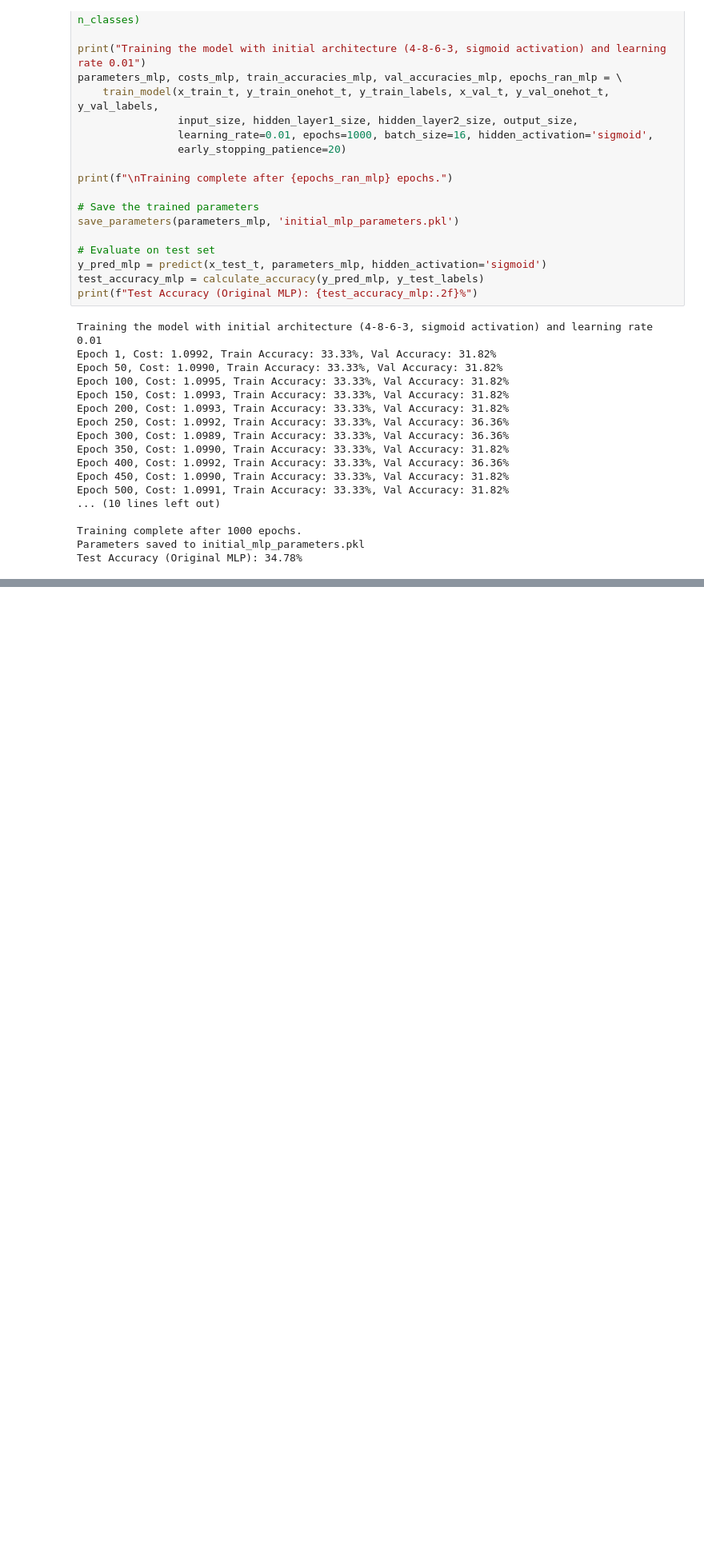
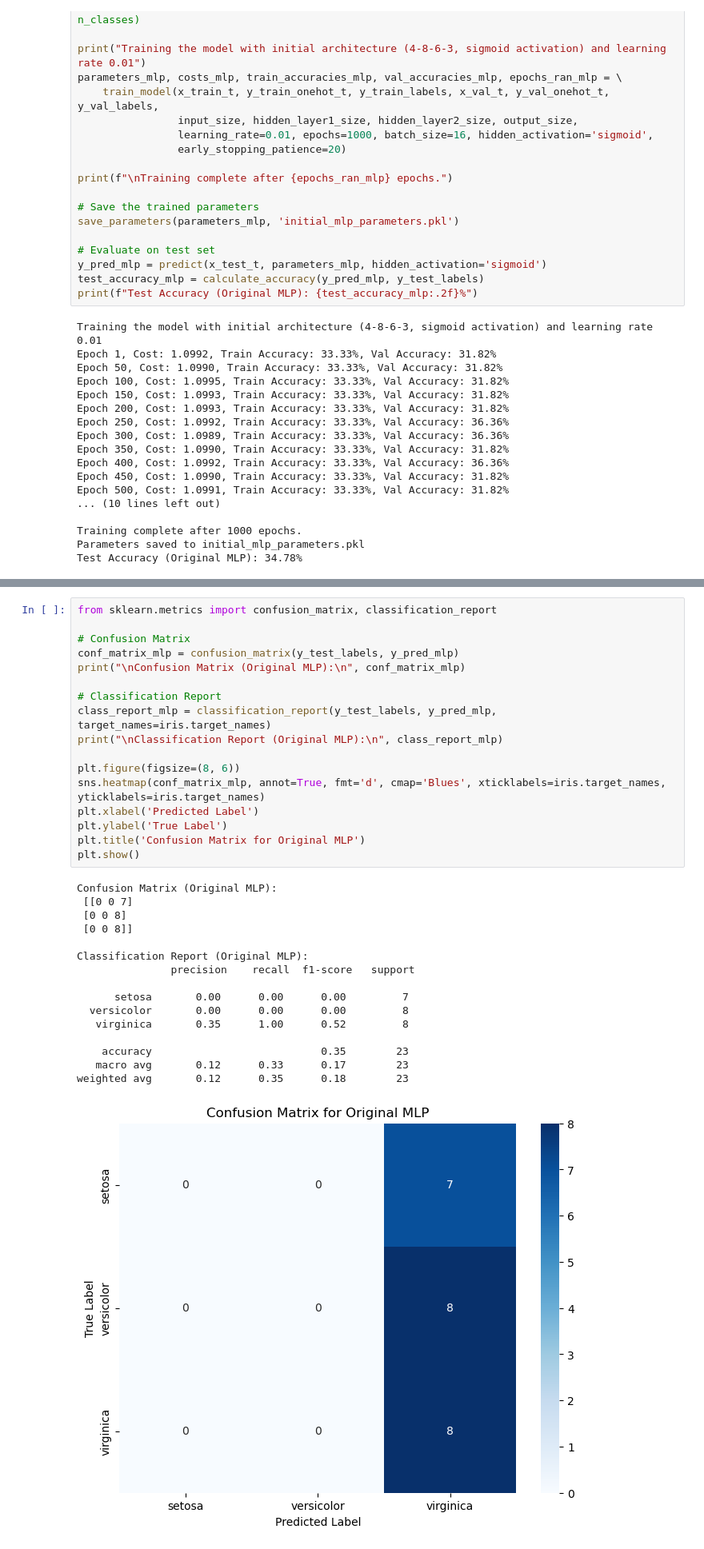
Before and after one commit to anusruta/DL_MLP_NumPy_implementation, a Jupyter notebook: v-2.ipynb, the cells around one changed output, grey strips where cells are left out. Shown at 80% size. Drawn from its saved outputs; the diff is of its cells as text; blank space fills up the shorter version.

```diff
--- a/v-2.ipynb
+++ b/v-2.ipynb
@@ -555,0 +561,34 @@ Test Accuracy (Original MLP): 34.78%
+# %%
+from sklearn.metrics import confusion_matrix, classification_report
+
+# Confusion Matrix
+conf_matrix_mlp = confusion_matrix(y_test_labels, y_pred_mlp)
+print("\nConfusion Matrix (Original MLP):\n", conf_matrix_mlp)
+
+# Classification Report
+class_report_mlp = classification_report(y_test_labels, y_pred_mlp, target_names=iris.target_names)
+print("\nClassification Report (Original MLP):\n", class_report_mlp)
+
+plt.figure(figsize=(8, 6))
+sns.heatmap(conf_matrix_mlp, annot=True, fmt='d', cmap='Blues', xticklabels=iris.target_names, yticklabels=iris.target_names)
+plt.xlabel('Predicted Label')
+plt.ylabel('True Label')
+plt.title('Confusion Matrix for Original MLP')
+plt.show()
+# %% [output]
+Confusion Matrix (Original MLP):
+ [[0 0 7]
+ [0 0 8]
+ [0 0 8]]
+
+Classification Report (Original MLP):
+               precision    recall  f1-score   support
+
+      setosa       0.00      0.00      0.00         7
+  versicolor       0.00      0.00      0.00         8
+   virginica       0.35      1.00      0.52         8
+
+    accuracy                           0.35        23
+   macro avg       0.12      0.33      0.17        23
+weighted avg       0.12      0.35      0.18        23
+[figure, added]
```
Also changed, not shown: parts of 6 cells of this notebook, 1 other file.
